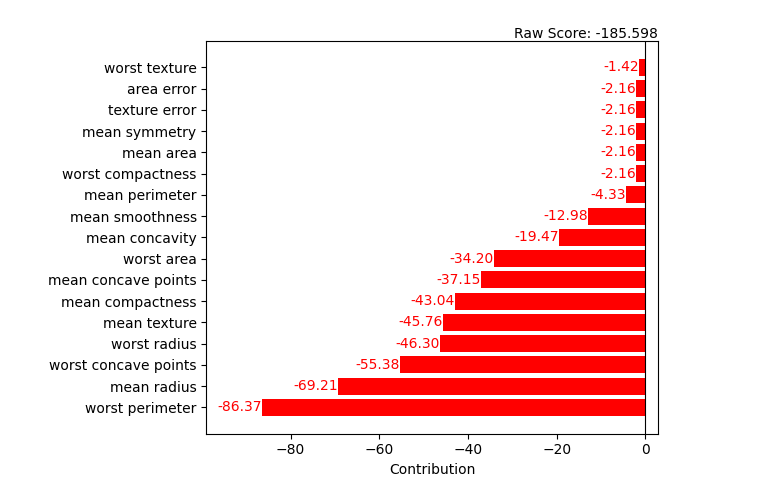
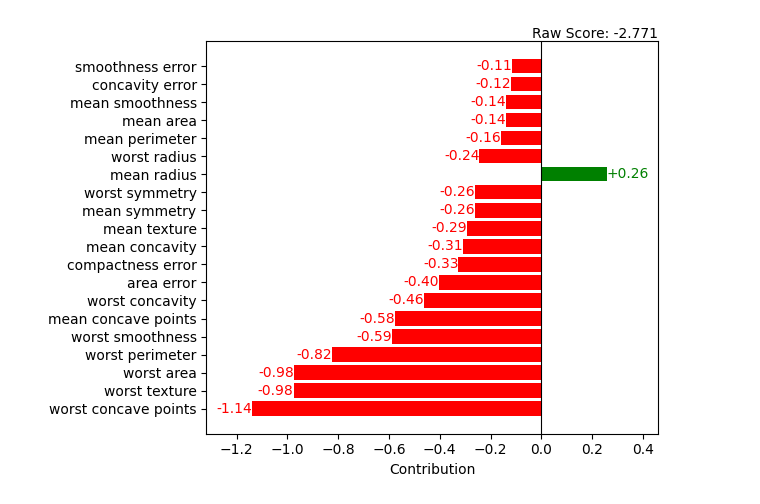
Before and after one commit to sametcopur/treemind, a Jupyter notebook: examples/breast_cancer.ipynb, the cells around one changed output. Saved outputs shown, nothing was run; the diff lists cells and outputs as text; code cells hidden in the pictures.

```diff
--- a/examples/breast_cancer.ipynb
+++ b/examples/breast_cancer.ipynb
@@ -61,6 +44,6 @@ bar_plot(values, raw_score, columns=X_train.columns, max_col=11)
 # %%
-values, raw_score = tree.analyze_row(X_train.iloc[[0],:], detailed=False)
+values, raw_score = explainer.analyze_data(X_train.iloc[[5],:], detailed=False)
 bar_plot(values, raw_score, columns=X_train.columns)
 # %% [output]
-[figure, old version]
+[figure, new version]
 # %%
```
Also changed, not shown: parts of 17 cells of this notebook, 3 other files.
